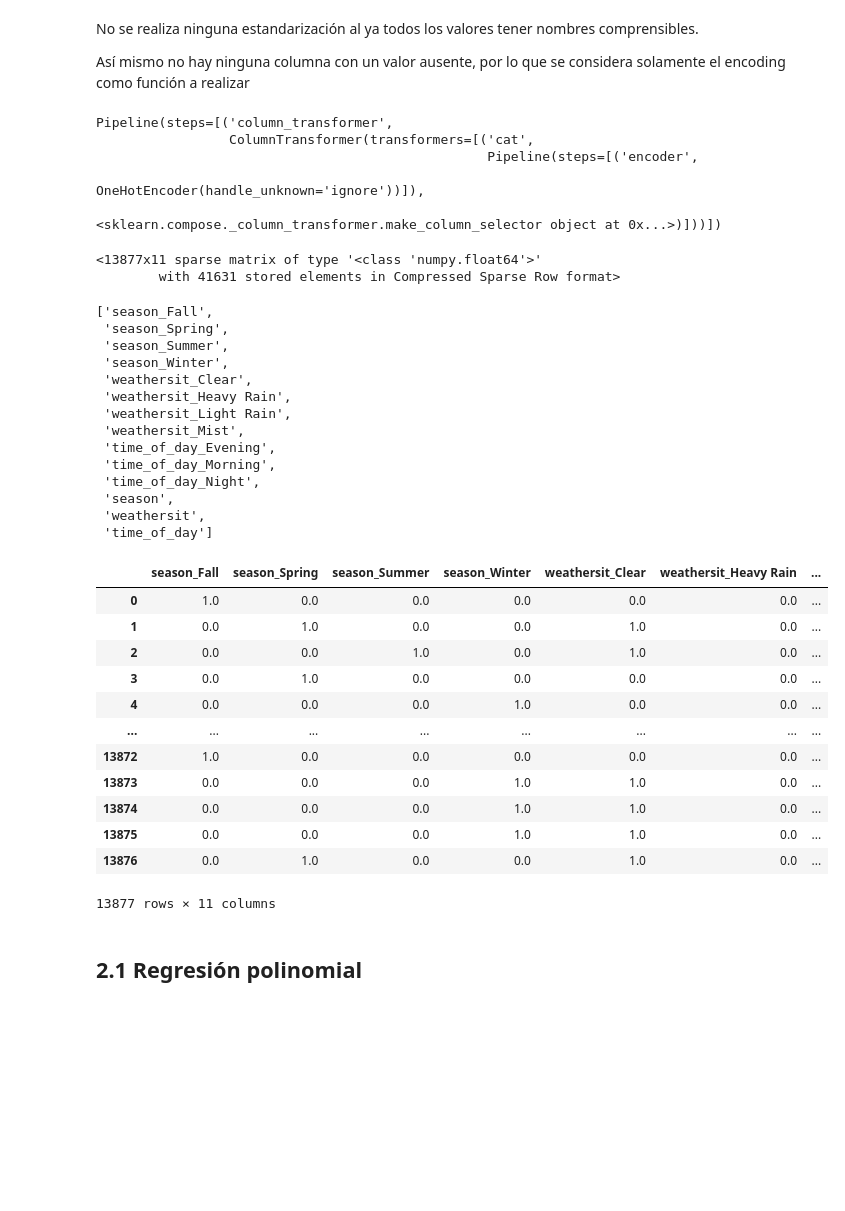
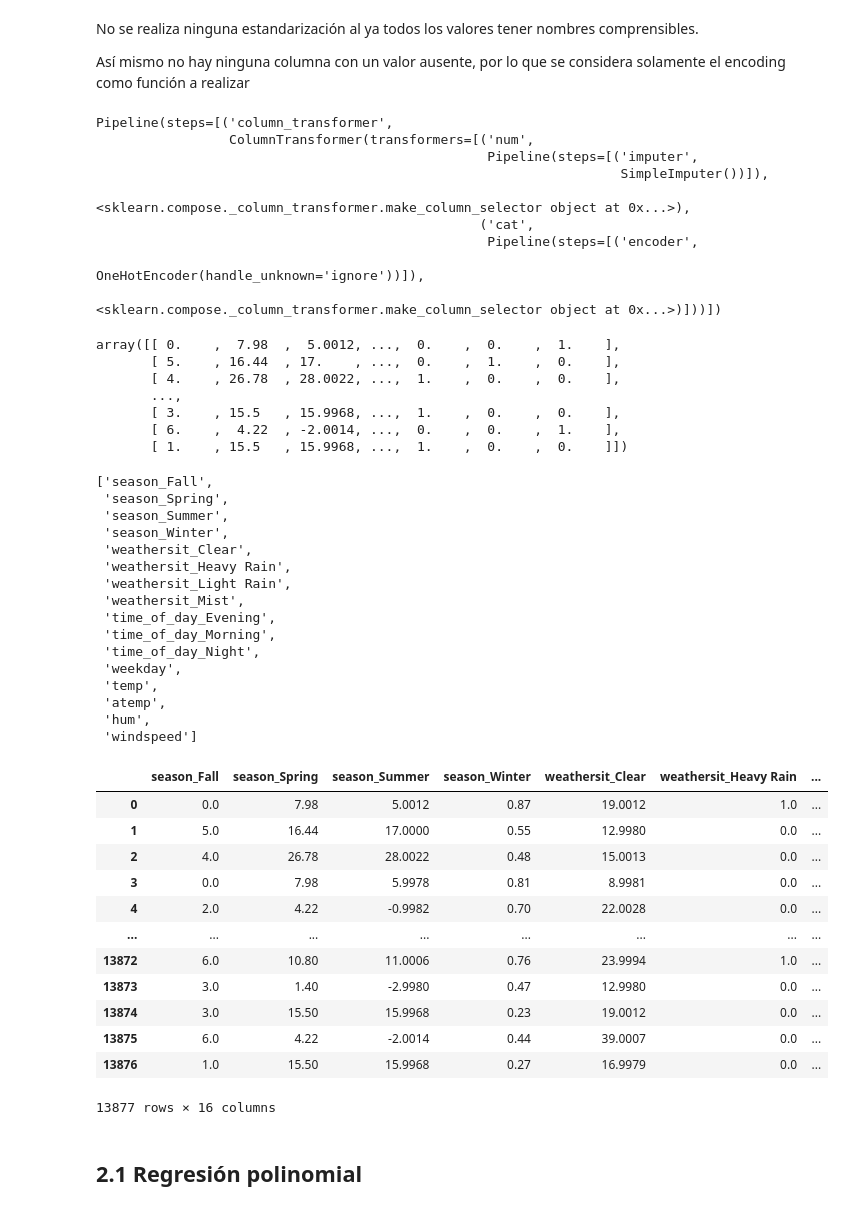
Before and after one commit to Sinis16/202220_Ejemplo_Parcial_Practico_1, a Jupyter notebook: Talleres/Taller 1/MINE_4206_202510_AML_Taller1.ipynb, the cells around one changed output. Saved outputs shown, nothing was run; the diff lists cells and outputs as text; code cells hidden in the pictures; blank space fills up the shorter version.

```diff
--- a/Talleres/Taller 1/MINE_4206_202510_AML_Taller1.ipynb
+++ b/Talleres/Taller 1/MINE_4206_202510_AML_Taller1.ipynb
@@ -246,9 +243,16 @@ cat_transformer = Pipeline(
         ("encoder", OneHotEncoder(handle_unknown="ignore"))
     ]
 )
+
+num_transformer = Pipeline(
+    steps=[
+        ('imputer', SimpleImputer(strategy='mean'))
+    ]
+)
 # %%
 preprocessor = ColumnTransformer(
     transformers=[
+        ("num", num_transformer, make_column_selector(dtype_include=np.number)),
         ("cat", cat_transformer, make_column_selector(dtype_include=object))
     ]
 )
@@ -260,17 +264,26 @@ pipe = Pipeline(steps=[
 pipe
 # %% [output]
 Pipeline(steps=[('column_transformer',
-                 ColumnTransformer(transformers=[('cat',
+                 ColumnTransformer(transformers=[('num',
+                                                  Pipeline(steps=[('imputer',
+                                                                   SimpleImputer())]),
+                                                  <sklearn.compose._column_transformer.make_column_selector object at 0x...>),
+                                                 ('cat',
                                                   Pipeline(steps=[('encoder',
                                                                    OneHotEncoder(handle_unknown='ignore'))]),
                                                   <sklearn.compose._column_transformer.make_column_selector object at 0x...>)]))])
 # %%
 pipe.fit_transform(X_train)
 # %% [output]
-<13877x11 sparse matrix of type '<class 'numpy.float64'>'
-        with 41631 stored elements in Compressed Sparse Row format>
+array([[ 0.    ,  7.98  ,  5.0012, ...,  0.    ,  0.    ,  1.    ],
+       [ 5.    , 16.44  , 17.    , ...,  0.    ,  1.    ,  0.    ],
+       [ 4.    , 26.78  , 28.0022, ...,  1.    ,  0.    ,  0.    ],
+       ...,
+       [ 3.    , 15.5   , 15.9968, ...,  1.    ,  0.    ,  0.    ],
+       [ 6.    ,  4.22  , -2.0014, ...,  0.    ,  0.    ,  1.    ],
+       [ 1.    , 15.5   , 15.9968, ...,  1.    ,  0.    ,  0.    ]])
 # %%
-num_column_names = pipe['column_transformer'].transformers_[0][1].get_feature_names_out()
+num_column_names = pipe['column_transformer'].transformers_[1][1].get_feature_names_out()
 cat_column_names = pipe['column_transformer'].transformers_[0][1].feature_names_in_
 col_names = list(num_column_names) + list(cat_column_names)
 
@@ -287,24 +300,26 @@ col_names
  'time_of_day_Evening',
  'time_of_day_Morning',
  'time_of_day_Night',
- 'season',
- 'weathersit',
- 'time_of_day']
+ 'weekday',
+ 'temp',
+ 'atemp',
+ 'hum',
+ 'windspeed']
 # %%
-pd.DataFrame(pipe.fit_transform(X_train).toarray(), columns=num_column_names)
+pd.DataFrame(pipe.fit_transform(X_train), columns=col_names)
 # %% [output]
 |  | season_Fall | season_Spring | season_Summer | season_Winter | weathersit_Clear | weathersit_Heavy Rain | ... |
-| 0 | 1.0 | 0.0 | 0.0 | 0.0 | 0.0 | 0.0 | ... |
-| 1 | 0.0 | 1.0 | 0.0 | 0.0 | 1.0 | 0.0 | ... |
-| 2 | 0.0 | 0.0 | 1.0 | 0.0 | 1.0 | 0.0 | ... |
-| 3 | 0.0 | 1.0 | 0.0 | 0.0 | 0.0 | 0.0 | ... |
-| 4 | 0.0 | 0.0 | 0.0 | 1.0 | 0.0 | 0.0 | ... |
+| 0 | 0.0 | 7.98 | 5.0012 | 0.87 | 19.0012 | 1.0 | ... |
+| 1 | 5.0 | 16.44 | 17.0000 | 0.55 | 12.9980 | 0.0 | ... |
+| 2 | 4.0 | 26.78 | 28.0022 | 0.48 | 15.0013 | 0.0 | ... |
+| 3 | 0.0 | 7.98 | 5.9978 | 0.81 | 8.9981 | 0.0 | ... |
+| 4 | 2.0 | 4.22 | -0.9982 | 0.70 | 22.0028 | 0.0 | ... |
 | ... | ... | ... | ... | ... | ... | ... | ... |
-| 13872 | 1.0 | 0.0 | 0.0 | 0.0 | 0.0 | 0.0 | ... |
-| 13873 | 0.0 | 0.0 | 0.0 | 1.0 | 1.0 | 0.0 | ... |
-| 13874 | 0.0 | 0.0 | 0.0 | 1.0 | 1.0 | 0.0 | ... |
-| 13875 | 0.0 | 0.0 | 0.0 | 1.0 | 1.0 | 0.0 | ... |
-| 13876 | 0.0 | 1.0 | 0.0 | 0.0 | 1.0 | 0.0 | ... |
+| 13872 | 6.0 | 10.80 | 11.0006 | 0.76 | 23.9994 | 1.0 | ... |
+| 13873 | 3.0 | 1.40 | -2.9980 | 0.47 | 12.9980 | 0.0 | ... |
+| 13874 | 3.0 | 15.50 | 15.9968 | 0.23 | 19.0012 | 0.0 | ... |
+| 13875 | 6.0 | 4.22 | -2.0014 | 0.44 | 39.0007 | 0.0 | ... |
+| 13876 | 1.0 | 15.50 | 15.9968 | 0.27 | 16.9979 | 0.0 | ... |
-13877 rows × 11 columns
+13877 rows × 16 columns
 # %% [markdown]
 ## 2.1 Regresión polinomial
```
Also changed, not shown: parts of 6 cells of this notebook.
